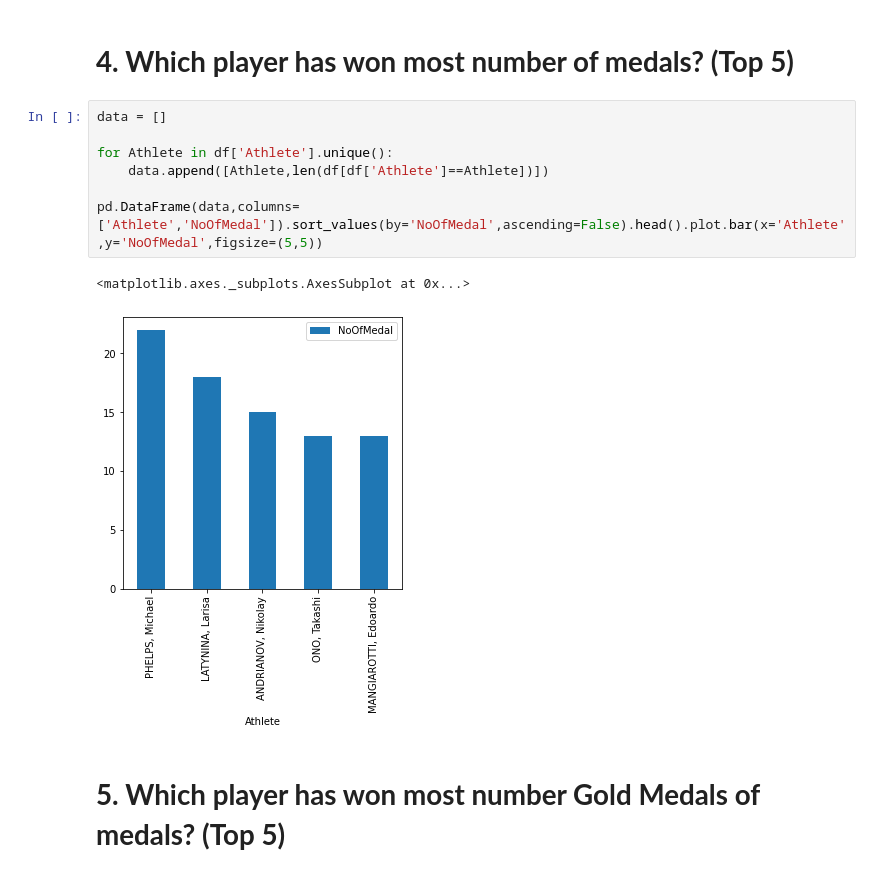
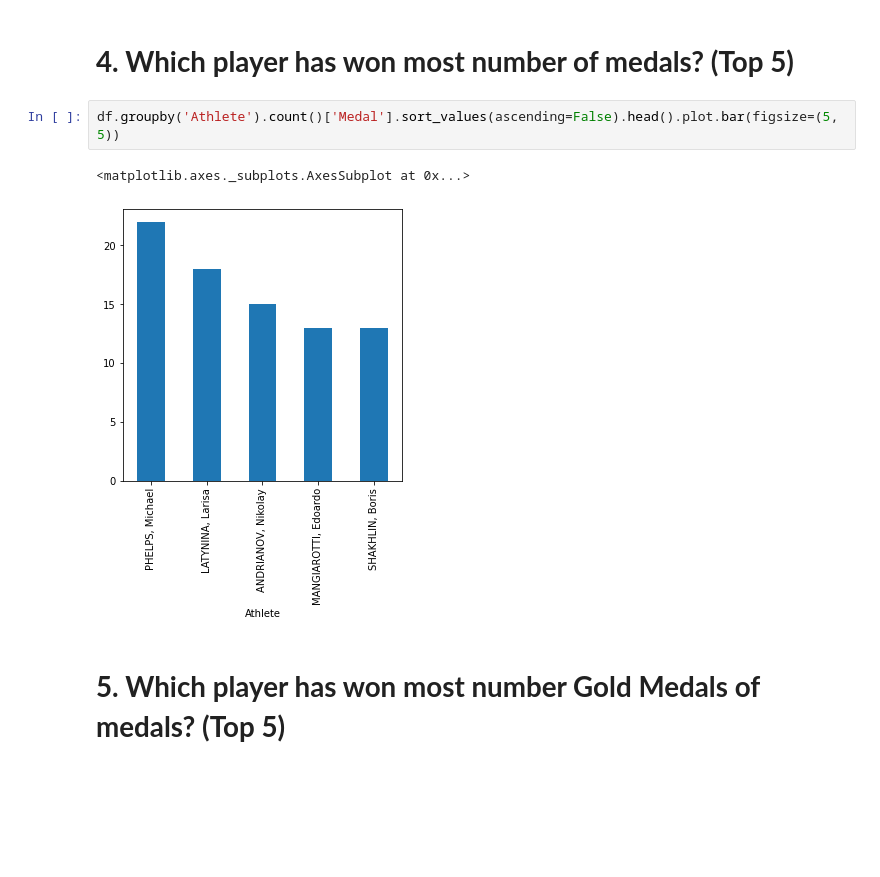
Before and after one commit to Anushka-deokar/Summer-Olympics-Analysis-ETG, a Jupyter notebook: Summer_Olympics.ipynb, the cells around one changed output. Saved outputs shown, nothing was run; the diff lists cells and outputs as text; blank space fills up the shorter version.

```diff
--- a/Summer_Olympics.ipynb
+++ b/Summer_Olympics.ipynb
@@ -51,16 +51,11 @@ pd.DataFrame(data,columns=['Sport','Medals']).sort_values(by='Medals',ascending=
 [figure]
 # %% [markdown]
 # **4. Which player has won most number of medals? (Top 5)**
-# %%
-data = []
-
-for Athlete in df['Athlete'].unique():
-    data.append([Athlete,len(df[df['Athlete']==Athlete])])
-
-pd.DataFrame(data,columns=['Athlete','NoOfMedal']).sort_values(by='NoOfMedal',ascending=False).head().plot.bar(x='Athlete',y='NoOfMedal',figsize=(5,5))
-# %% [output]
-<matplotlib.axes._subplots.AxesSubplot at 0x...>
-[figure, removed]
+# %%
+df.groupby('Athlete').count()['Medal'].sort_values(ascending=False).head().plot.bar(figsize=(5, 5))
+# %% [output]
+<matplotlib.axes._subplots.AxesSubplot at 0x...>
+[figure, added]
 # %% [markdown]
 # **5. Which player has won most number Gold Medals of medals? (Top 5)**
 # %%
```
Also changed, not shown: parts of 2 cells of this notebook.
